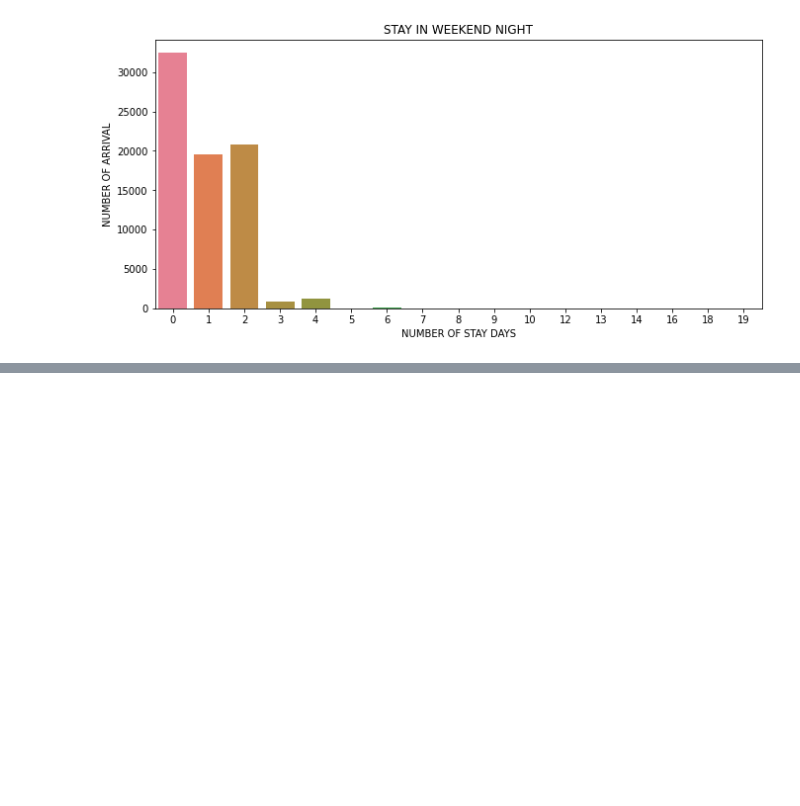
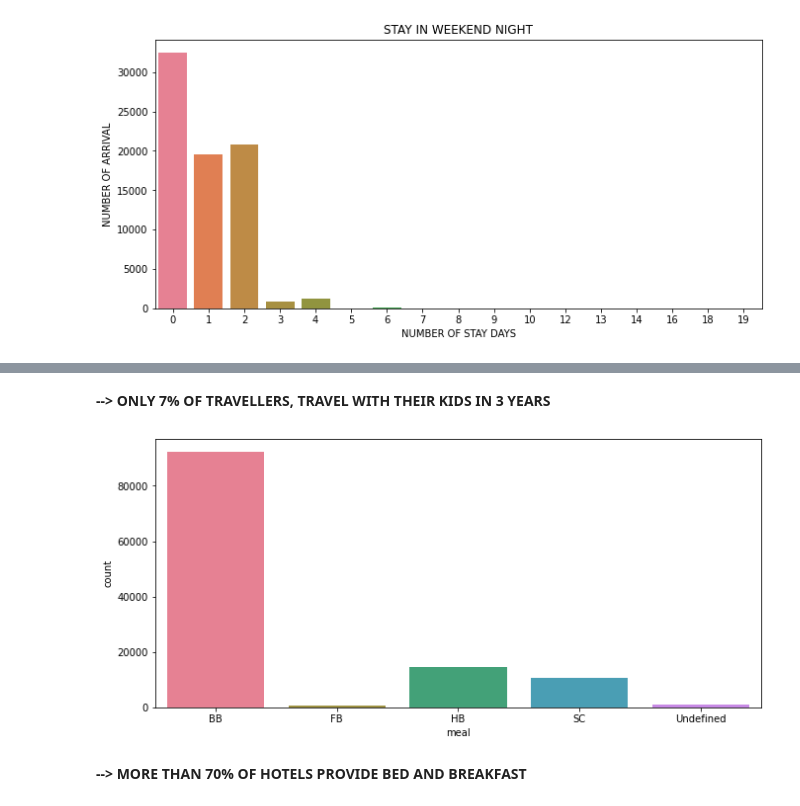
Before and after one commit to Devkhiran/EDA-Hotel-Booking, a Jupyter notebook: Dev_Hotel_Booking_Analysis_Capstone_Project.ipynb, the cells around one changed output, grey strips where cells are left out. Saved outputs shown, nothing was run; the diff lists cells and outputs as text; code cells hidden in the pictures; blank space fills up the shorter version.

```diff
--- a/Dev_Hotel_Booking_Analysis_Capstone_Project.ipynb
+++ b/Dev_Hotel_Booking_Analysis_Capstone_Project.ipynb
@@ -487,0 +534,15 @@ plt.show()
+# %% [markdown]
+**--> ONLY 7% OF TRAVELLERS, TRAVEL WITH THEIR KIDS IN 3 YEARS**
+# %%
+# Undefined/SC – no meal package
+# BB – Bed & Breakfast
+# HB – Half board (breakfast and one other meal – usually dinner)
+# FB – Full board (breakfast, lunch and dinner)
+
+plt.figure(figsize=(11,5))
+sns.countplot(x=hbdf['meal'], palette='husl')
+plt.show()
+# %% [output]
+[figure, added]
+# %% [markdown]
+**--> MORE THAN 70% OF HOTELS PROVIDE BED AND BREAKFAST**
```
Also changed, not shown: parts of 46 cells of this notebook.
